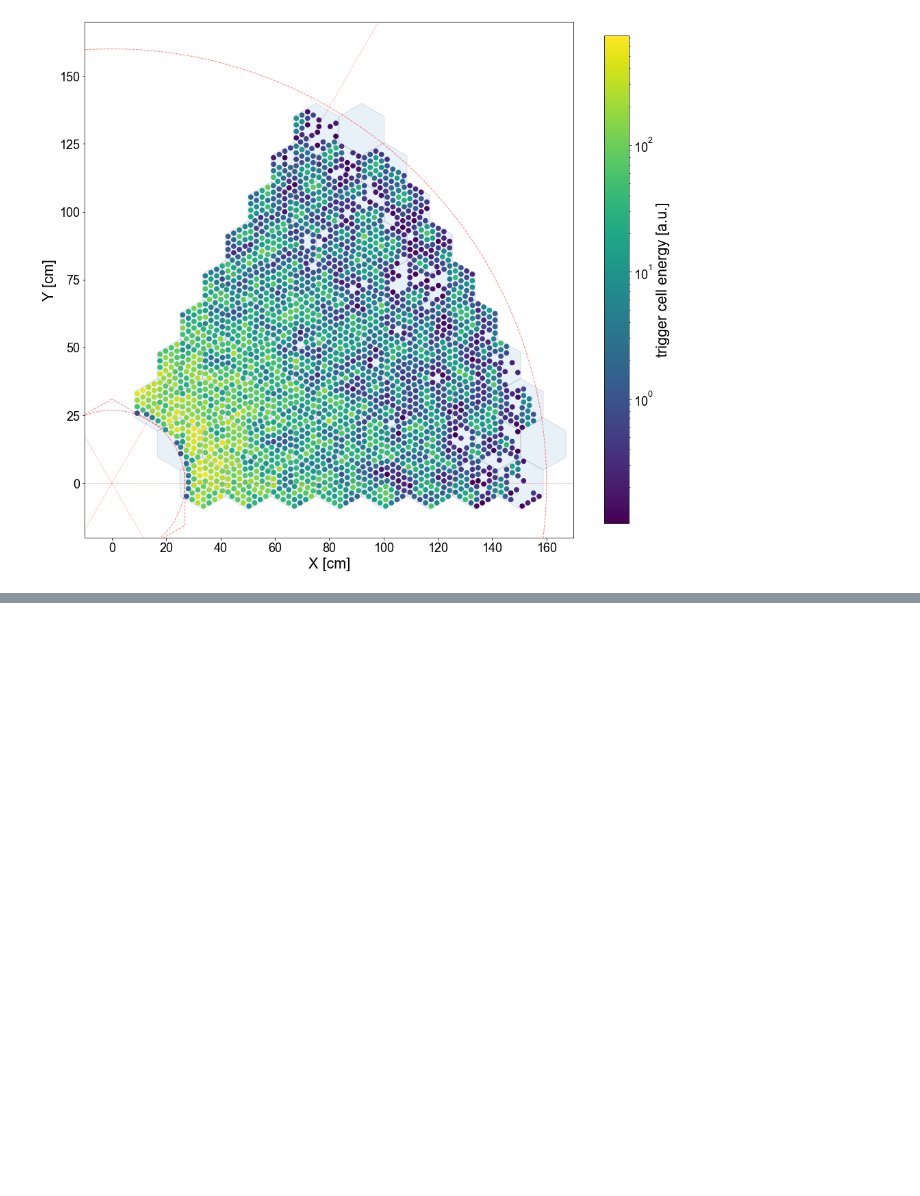
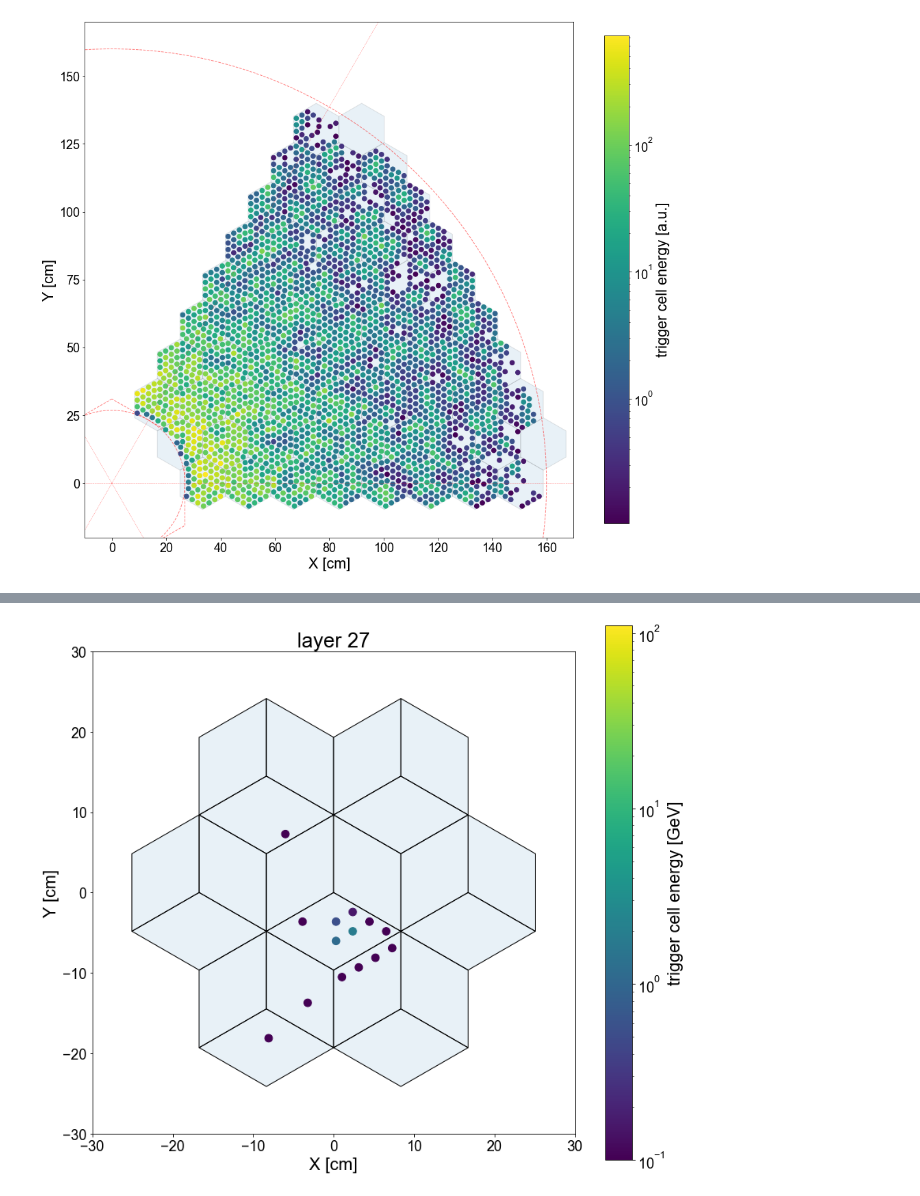
Before and after one commit to NWUHEP/hgcal-analysis, a Jupyter notebook: notebooks/tc_visualizer.ipynb, the cells around one changed output, grey strips where cells are left out. Drawn from its saved outputs; the diff is of its cells as text; code cells hidden in the pictures; blank space fills up the shorter version.

```diff
--- a/notebooks/tc_visualizer.ipynb
+++ b/notebooks/tc_visualizer.ipynb
@@ -298,0 +178,72 @@ plt.show()
+# %%
+# Animate shower by layers
+from matplotlib import animation
+import utils.plot_tools as pt
+
+# get the data and apply some cuts
+group_wafer = event_tc.groupby(['tc_layer', 'tc_waferu', 'tc_waferv'])
+wafer_sums = group_wafer.sum()
+uv_max = wafer_sums['tc_energy'].idxmax()[1:]
+xy_max = gt.hex_to_cartesian(uv_max)
+
+# draw each module
+coord = np.array([[0, 0], [0, 1], [1, 0], [1, 1], [-1, -1], [0, -1], [-1, 0]])
+
+# make some plots
+fig, ax = plt.subplots(1, figsize=(12, 12))
+ax.set_aspect('equal')
+
+# draw hexegonal grid
+cmap = matplotlib.cm.get_cmap('Reds')
+for u, v in coord:
+    print(u, v)
+    pt.draw_single_module(ax, uv=(u, v))
+
+# overlay trigger cells.  Combine energy deposits from different events using groupby.
+tc_energy_max = event_tc['tc_energy'].max()
+layer_tc = event_tc.query('tc_layer == 1')
+tc_energy = layer_tc['tc_energy'].values
+#tc_energy = event_tc.tc_energy.values
+x, y = layer_tc.tc_x.values - xy_max[0], layer_tc.tc_y.values - xy_max[1]
+marker_size = 95. #/ (1 + np.exp(-tc_energy)/10)
+cmap = matplotlib.cm.get_cmap('viridis')
+scat = ax.scatter(x, y,
+                  marker='o', #(6, 0, 0),
+                  s=marker_size,
+                  c=tc_energy,
+                  norm=matplotlib.colors.LogNorm(vmin=0.1, vmax=tc_energy_max),
+                  zorder=2,
+                 )
+
+ax.set_xlim(-30, 30)
+ax.set_ylim(-30, 30)
+ax.set_xlabel('X [cm]')
+ax.set_ylabel('Y [cm]')
+##ax.set_title(f'event {event_ix},
+
+cbar = fig.colorbar(scat, ax=ax, shrink=0.82)
+cbar.set_label('trigger cell energy [GeV]')
+
+scat_anim = ax.scatter([], [], marker='o', s=marker_size, zorder=2)
+def update_plot(i, df_event, scat, xy_offset, ax):
+    cmap = matplotlib.cm.get_cmap('viridis')
+    layer_tc = df_event.query(f'tc_layer == {2*i + 1}')
+    tc_energy = layer_tc['tc_energy'].values
+    pos = np.array([layer_tc.tc_x.values - xy_offset[0], layer_tc.tc_y.values - xy_offset[1]]).T
+
+    scat.set_color(cmap(np.log(tc_energy)))
+    scat.set_offsets(pos)
+    ax.set_title(f'layer {2*i + 1}')
+
+    return scat,
+
+# plot the cluster graphs
+fig.tight_layout()
+ani = animation.FuncAnimation(fig, update_plot,
+                              frames=range(14),
+                              interval=400,
+                              fargs=(event_tc, scat_anim, xy_max, ax)
+                             )
+
+ani.save('plots/test_shower_animation.gif', dpi=80)
+# %% [output]
@@ -298,0 +264 @@ plt.show()
+[figure, added]
```
Also changed, not shown: parts of 4 cells of this notebook, 5 other files.
